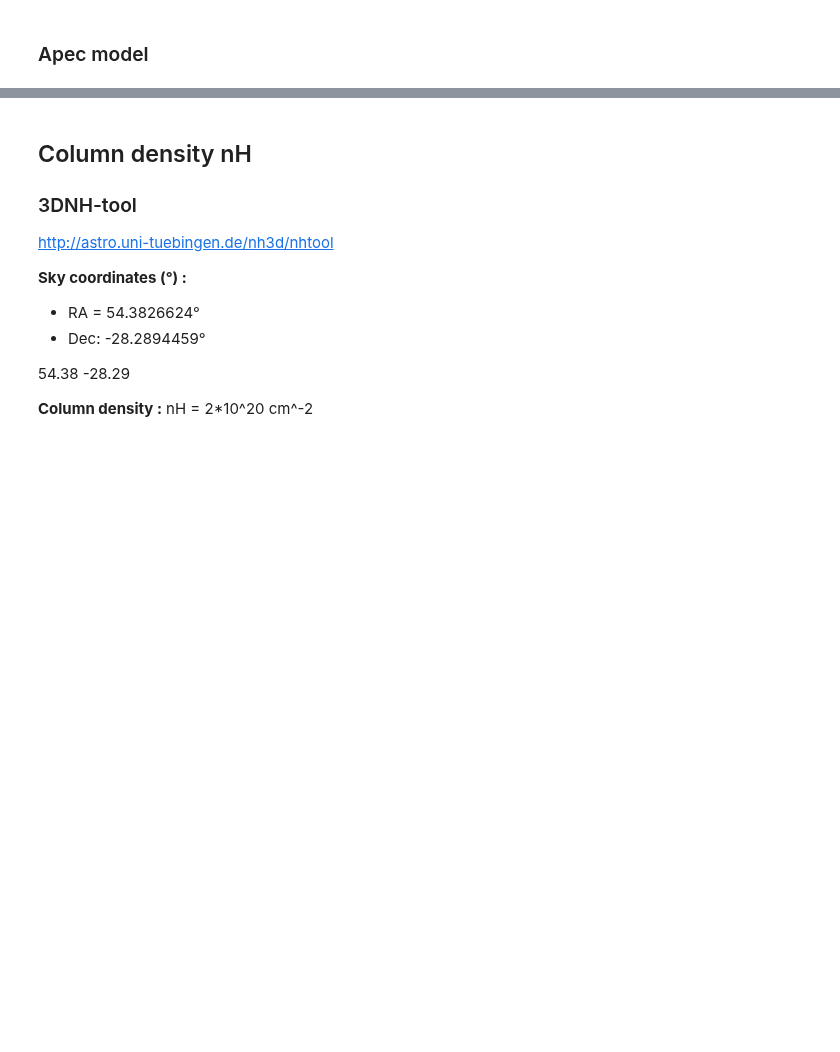
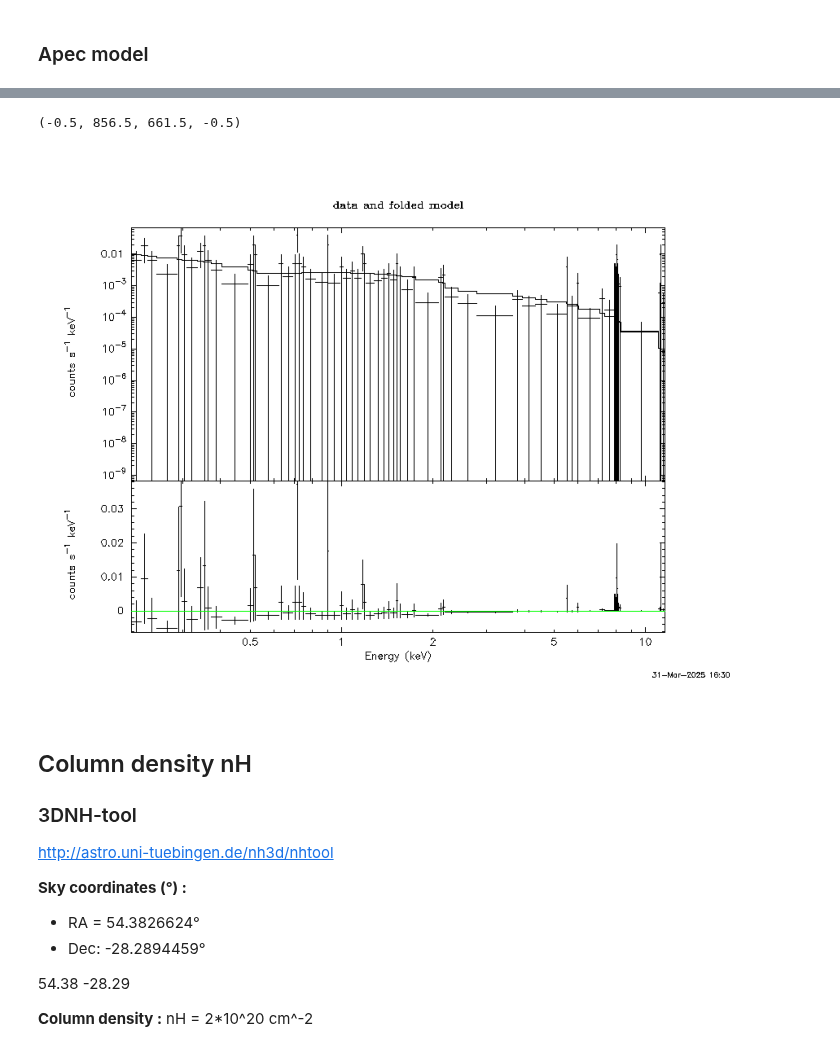
Before and after one commit to ceeliiaa/STONKS-alert, a Jupyter notebook: ObsID0945040133_SRCNUM11/EPN/ObsID0945040133_SRCNUM11_EPN_Xspec(cstat).ipynb, the cells around one changed output, grey strips where cells are left out. Drawn from its saved outputs; the diff is of its cells as text; code cells hidden in the pictures; blank space fills up the shorter version.

```diff
--- a/ObsID0945040133_SRCNUM11/EPN/ObsID0945040133_SRCNUM11_EPN_Xspec(cstat).ipynb
+++ b/ObsID0945040133_SRCNUM11/EPN/ObsID0945040133_SRCNUM11_EPN_Xspec(cstat).ipynb
@@ -235,3 +266,10 @@ plt.axis('off')
+# %%
+img = plt.imread(glob.glob('ObsID*_SRCNUM*_E*_Spectrum_bremsspowerlaw2.png')[0])
+plt.imshow(img)
+plt.axis('off')
+# %% [output]
+(-0.5, 856.5, 661.5, -0.5)
+[figure, added]
 # %% [markdown]
 ## Column density nH
 ### 3DNH-tool
```
Also changed, not shown: parts of 21 cells of this notebook, 1 other file.
